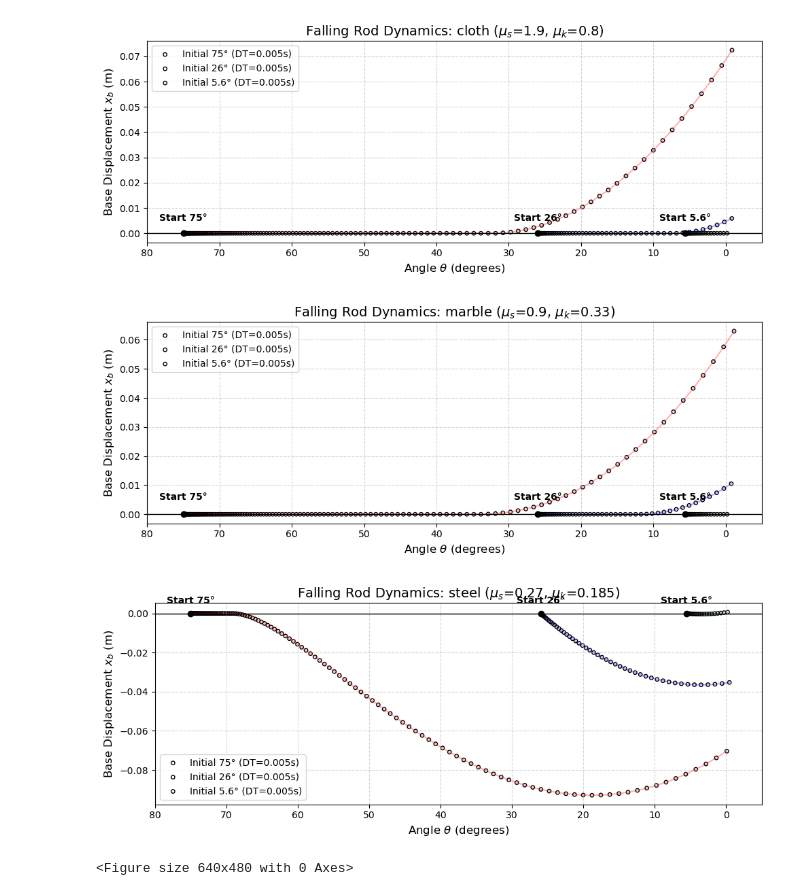
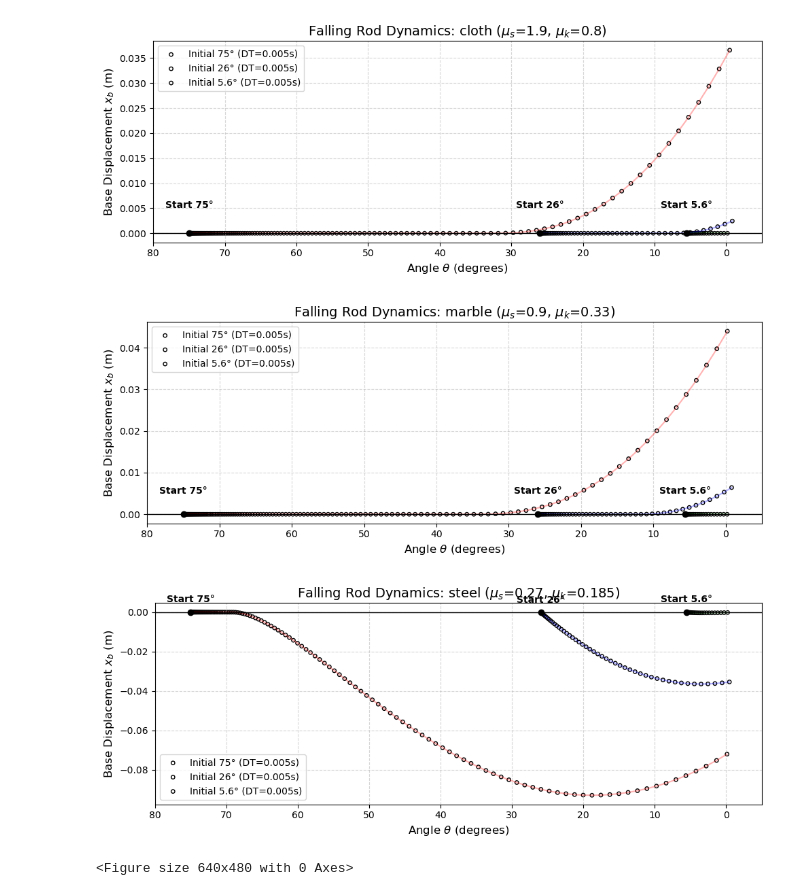
Before and after one commit to jadegun1124/General_Physics, a Jupyter notebook: general_physics.ipynb, the cells around one changed output. Drawn from its saved outputs; the diff is of its cells as text; code cells hidden in the pictures.

```diff
--- a/general_physics.ipynb
+++ b/general_physics.ipynb
@@ -26,15 +26,28 @@ def simulate_falling_rod(initial_theta_deg, mu_s, mu_k):
             N = (M * G / 4) * (1 + 9 * (np.sin(theta)**2) - 6 * np.sin(theta0) * np.sin(theta))
             if abs(f) > mu_s * N:
                 slipping_started = True
+                # 미끄러짐 시작 시점의 정지 마찰력 f의 부호에 따라 초기 이동 방향(slip_dir) 결정
+                # f > 0 이면 뒤로(-x) 미끄러지므로 True 할당
+                initial_slip_backward = (f > 0)
 
         # 2. 가속도 계산 (논문 식 1, 5, 6 기반)
         if not slipping_started:
             alpha = (3.0 * G / (2.0 * L)) * np.cos(theta)
             ax_b = 0.0
         else:
-            b = 1.0 / (3 * np.cos(theta) - 3 * mu_k * np.sin(theta))
+            # 막대 하단의 현재 속도(vx_b)에 따라 논문 기준의 동적 마찰 계수 부호 할당
+            if vx_b < 0:
+                current_mu_k = mu_k   # 음의 방향(-x)으로 이동 시 양수
+            elif vx_b > 0:
+                current_mu_k = -mu_k  # 양의 방향(+x)으로 이동 시 음수
+            else:
+                # 속도가 0일 때 (막 미끄러지기 시작하거나 방향을 바꾸는 찰나) 초기 정지 마찰력으로 판단
+                current_mu_k = mu_k if initial_slip_backward else -mu_k
+
+            # 부호가 보정된 current_mu_k를 수식에 적용
+            b = 1.0 / (3 * np.cos(theta) - 3 * current_mu_k * np.sin(theta))
             alpha = (2*G/L - omega**2 * np.sin(theta)) / (np.cos(theta) + b)
-            ax_b = (omega**2 * L / 2) * np.cos(theta) - (alpha * L / 2) * (np.sin(theta) - mu_k * b)
+            ax_b = (omega**2 * L / 2) * np.cos(theta) - (alpha * L / 2) * (np.sin(theta) - current_mu_k * b)
 
         # 3. 상태 업데이트 (Euler Method)
         omega += alpha * DT
@@ -72,35 +85,35 @@ for surf in surfaces:
 
         # 궤적 라인 플롯
         plt.plot(angles, displacements, color=col, alpha=0.3)
 
         # 0.005s 간격의 점 플롯 (내용물이 비어있는 검정색 실선 원)
         plt.scatter(angles, displacements, facecolors='none', edgecolors='black',
                     s=15, marker='o', label=f'Initial {theta_init}° (DT=0.005s)')
 
         # 초기 시작 지점 강조 (검은색 채워진 점)
         plt.plot(angles[0], displacements[0], 'ko', markersize=6)
         plt.text(angles[0], displacements[0] + 0.005, f'Start {theta_init}°',
                  fontsize=10, fontweight='bold', ha='center')
 
     # 그래프 스타일링 및 스케일 조정 (왼쪽 빈 공간 제거)
     plt.axhline(y=0, color='black', linestyle='-', linewidth=1)
 
     # 3개 각도가 한 장에 있으므로, 가장 큰 초기각도인 75도 기준으로 왼쪽 여백 당김
     plt.xlim(max(cases) + 5, -5)
 
     plt.title(f"Falling Rod Dynamics: {surf['name']} ($\mu_s$={surf['mu_s']}, $\mu_k$={surf['mu_k']})", fontsize=14)
     plt.xlabel('Angle $\\theta$ (degrees)', fontsize=12)
     plt.ylabel('Base Displacement $x_b$ (m)', fontsize=12)
     plt.grid(True, which='both', linestyle='--', alpha=0.5)
     plt.legend(loc='best')
 
     plt.tight_layout()
 
 # 모든 그림 출력
 plt.show()
 # %% [output]
-[figure, old version]
+[figure, new version]
-[figure, old version]
+[figure, new version]
 [figure]
 # %%
 # ... (inside your surface loop, after setting up legends and styles)
```
